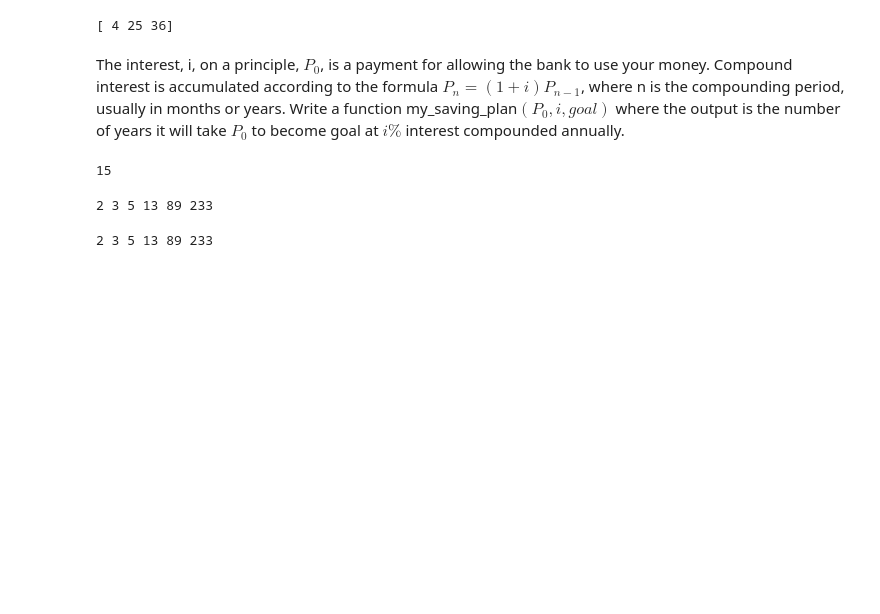
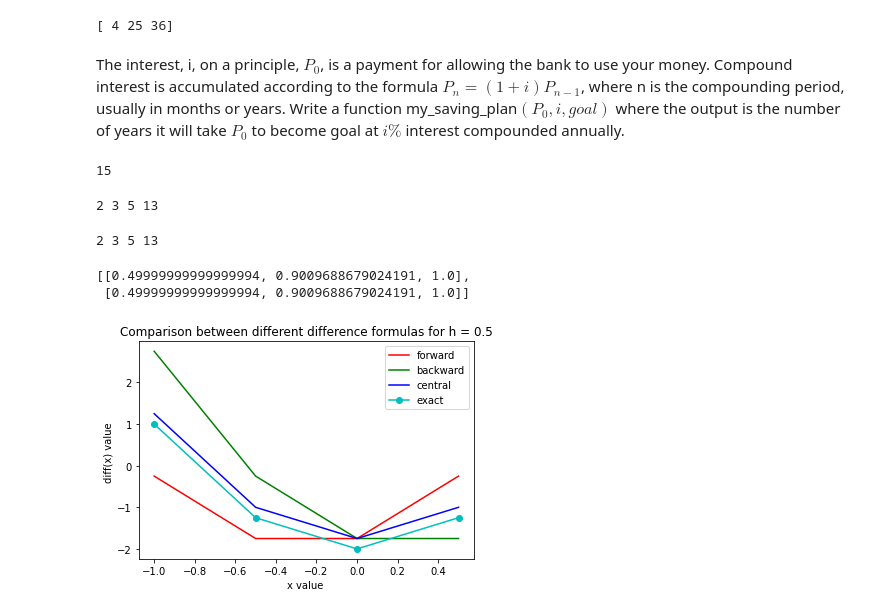
Before and after one commit to RiteshKhan/Random, a Jupyter notebook: 11_02_2022.ipynb, the cells around one changed output. Drawn from its saved outputs; the diff is of its cells as text; code cells hidden in the pictures; blank space fills up the shorter version.

```diff
--- a/11_02_2022.ipynb
+++ b/11_02_2022.ipynb
@@ -162,9 +162,9 @@ def Fibo_Prime(x):
     if(isPrime(Fibo(i))):
       print(Fibo(i), end = " ")
 # %%
-Fibo_Prime(15)
+Fibo_Prime(10)
 # %% [output]
-2 3 5 13 89 233
+2 3 5 13
 # %%
 # Without recursion
 def Fibo_Prime2(n):
@@ -177,6 +177,6 @@ def Fibo_Prime2(n):
     if(isPrime(f1)):
       print(f1, end = " ")
 # %%
-Fibo_Prime2(15)
+Fibo_Prime2(8)
 # %% [output]
-2 3 5 13 89 233
+2 3 5 13
@@ -182,0 +200,46 @@ Fibo_Prime2(15)
+# %%
+M = [[3, 4,1], [6, 7,2]]
+my_trig_odd_even(M)
+# %% [output]
+[[0.49999999999999994, 0.9009688679024191, 1.0],
+ [0.49999999999999994, 0.9009688679024191, 1.0]]
+# %%
+"""
+Compare forward difference, backward diff, central diff and exact
+"""
+# Forward diff
+def forward_diff(f,x,h):
+  df_forward = (f(x+h)-f(x))/h
+  return df_forward
+
+# Backward diff
+def backward_diff(f,x,h):
+  df_backward = (f(x)-f(x-h))/h
+  return df_backward
+
+# Central diff
+def central_diff(f,x,h):
+  df_central = (f(x+h)-f(x-h))/(2*h)
+  return df_central
+
+# step length h = 0.5
+h  = 0.5
+f  = lambda x: x**3 - 2*x
+df = lambda x: 3*x**2 -2
+xvec  = np.arange(-1,1,h)
+frwd  = forward_diff(f,xvec,h)
+bkwd  = backward_diff(f,xvec,h)
+cend  = central_diff(f,xvec,h)
+exact = df(xvec)
+import matplotlib.pyplot as plt
+plt.plot(xvec,frwd, color = 'r', label = "forward")
+plt.plot(xvec,bkwd, color = 'g', label = "backward")
+plt.plot(xvec,cend, color = 'b', label = "central")
+plt.plot(xvec,exact,'-o', color = 'c', label = "exact")
+plt.xlabel("x value ")
+plt.ylabel("diff(x) value ")
+plt.legend()
+plt.title("Comparison between different difference formulas for h = 0.5")
+plt.show()
+# %% [output]
+[figure, added]
```
Also changed, not shown: parts of 4 cells of this notebook.
